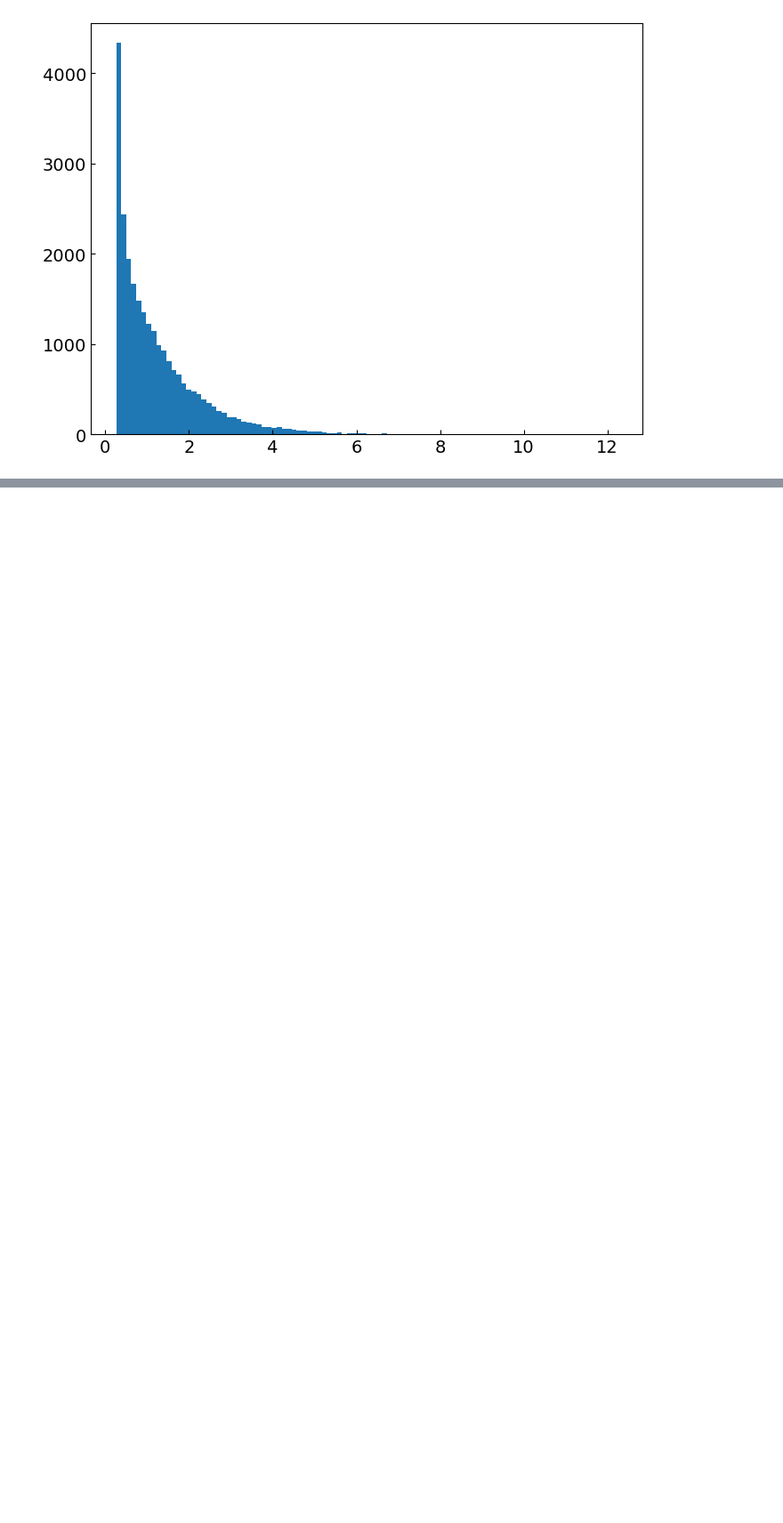
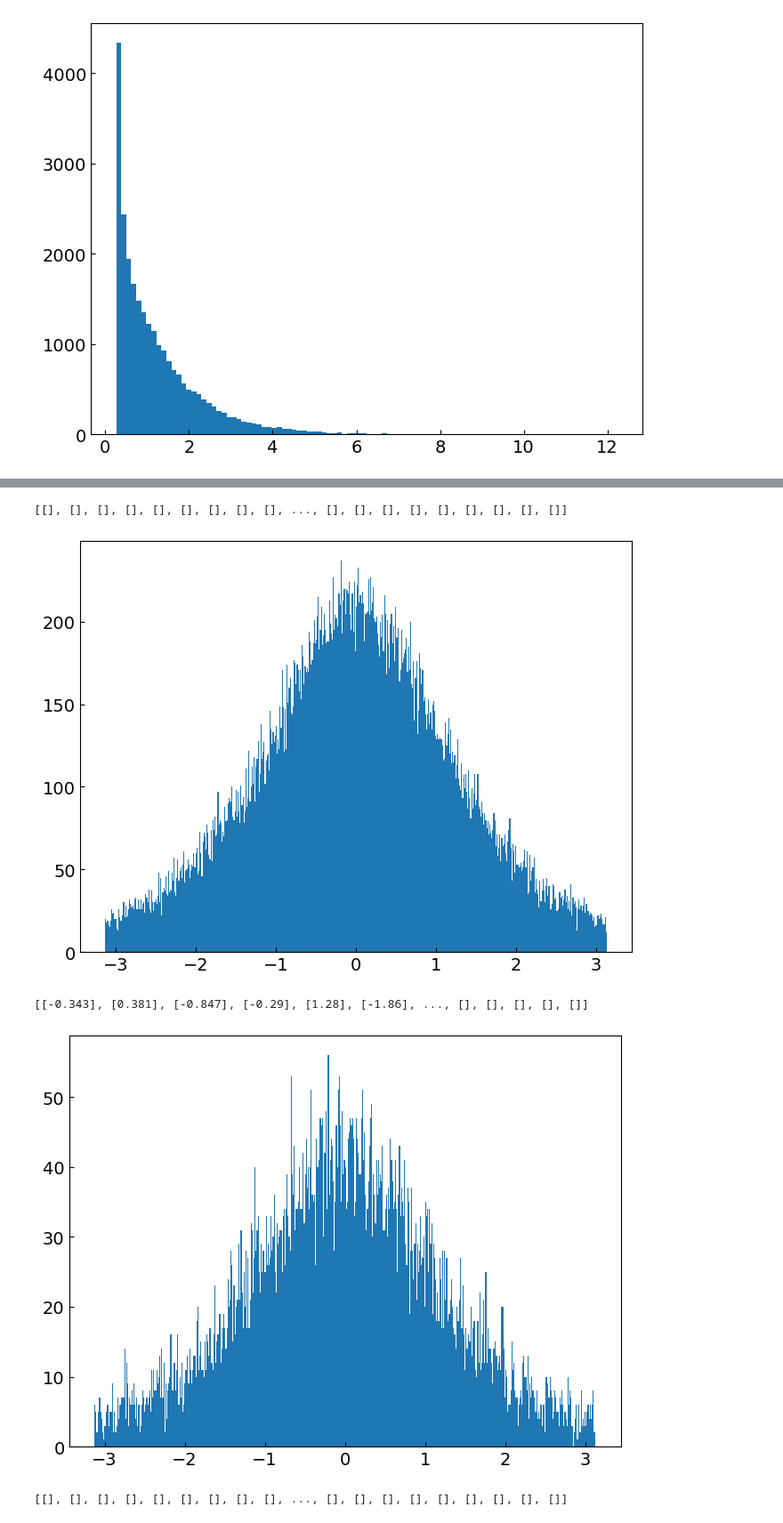
Before and after one commit to NebinGeorge/003-hsf-india-202510-NebinGeorge, a Jupyter notebook: MuonID_Setup.ipynb, the cells around one changed output, grey strips where cells are left out. Shown at 89% size. Drawn from its saved outputs; the diff is of its cells as text; code cells hidden in the pictures; blank space fills up the shorter version.

```diff
--- a/MuonID_Setup.ipynb
+++ b/MuonID_Setup.ipynb
@@ -376,0 +414,36 @@ plt.hist(eta,100);
+# %%
+prim_part = branches ["MCParticles.generatorStatus"] == 1
+muon = branches ["MCParticles.PDG"] == -13
+electron = branches ["MCParticles.PDG"] == 11
+pion = branches ["MCParticles.PDG"] == 211
+#pion_mom = vector.zip ({'px': branches["MCParticles.momentum.x"][pion][prim_part], 'py': branches["MCParticles.momentum.y"][pion][prim_part], 'pz': branches["MCParticles.momentum.z"][pion][prim_part]})
+# mom_vec = vector.zip ({'px': branches["MCParticles.momentum.x"][prim_part], 'py': branches["MCParticles.momentum.y"][prim_part], 'pz': branches["MCParticles.momentum.z"][prim_part]})
+muon_mom_vec = vector.zip ({'px': branches["MCParticles.momentum.x"][prim_part & muon], 'py': branches["MCParticles.momentum.y"][prim_part & muon], 'pz': branches["MCParticles.momentum.z"][prim_part & muon]})
+electron_mom_vec = vector.zip ({'px': branches["MCParticles.momentum.x"][prim_part & electron], 'py': branches["MCParticles.momentum.y"][prim_part & electron], 'pz': branches["MCParticles.momentum.z"][prim_part & electron]})
+pion_mom_vec = vector.zip ({'px': branches["MCParticles.momentum.x"][prim_part & pion], 'py': branches["MCParticles.momentum.y"][prim_part & pion], 'pz': branches["MCParticles.momentum.z"][prim_part & pion]})
+
+# print (mom_vec.eta)
+print (muon_mom_vec.eta)
+
+# plt.hist (ak.flatten(mom_vec.eta), bins = 100)
+plt.hist (ak.flatten(muon_mom_vec.eta), bins = 500)
+plt.show()
+# print (mom_vec.eta)
+
+print (electron_mom_vec.eta)
+# plt.hist (ak.flatten(mom_vec.eta), bins = 100)
+plt.hist (ak.flatten(electron_mom_vec.eta), bins = 500,)
+plt.show()
+
+# print (mom_vec.eta)
+print (pion_mom_vec.eta)
+# plt.hist (ak.flatten(mom_vec.eta), bins = 100)
+plt.hist (ak.flatten(pion_mom_vec.eta), bins = 500)
+plt.show()
+# pion_energy
+# %% [output]
+[[], [], [], [], [], [], [], [], [], ..., [], [], [], [], [], [], [], [], []]
+[figure, added]
+[[-0.343], [0.381], [-0.847], [-0.29], [1.28], [-1.86], ..., [], [], [], [], []]
+[figure, added]
+[[], [], [], [], [], [], [], [], [], ..., [], [], [], [], [], [], [], [], []]
```
Also changed, not shown: parts of 6 cells of this notebook.
